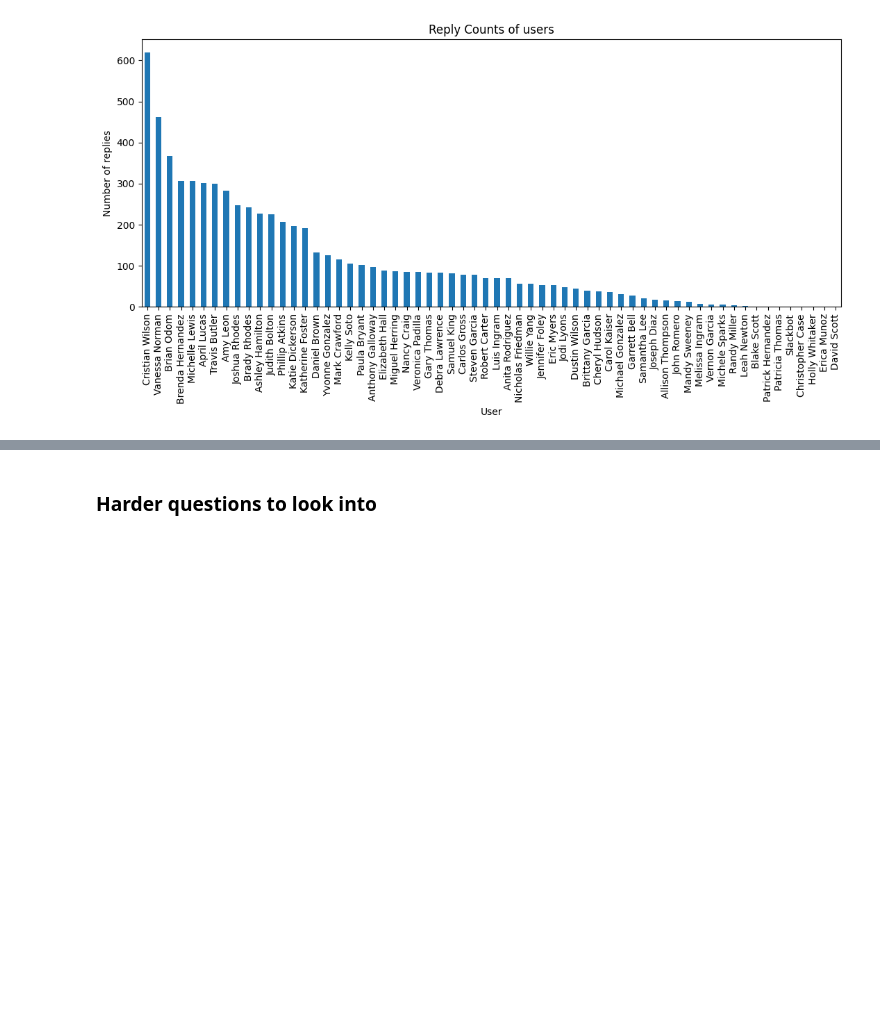
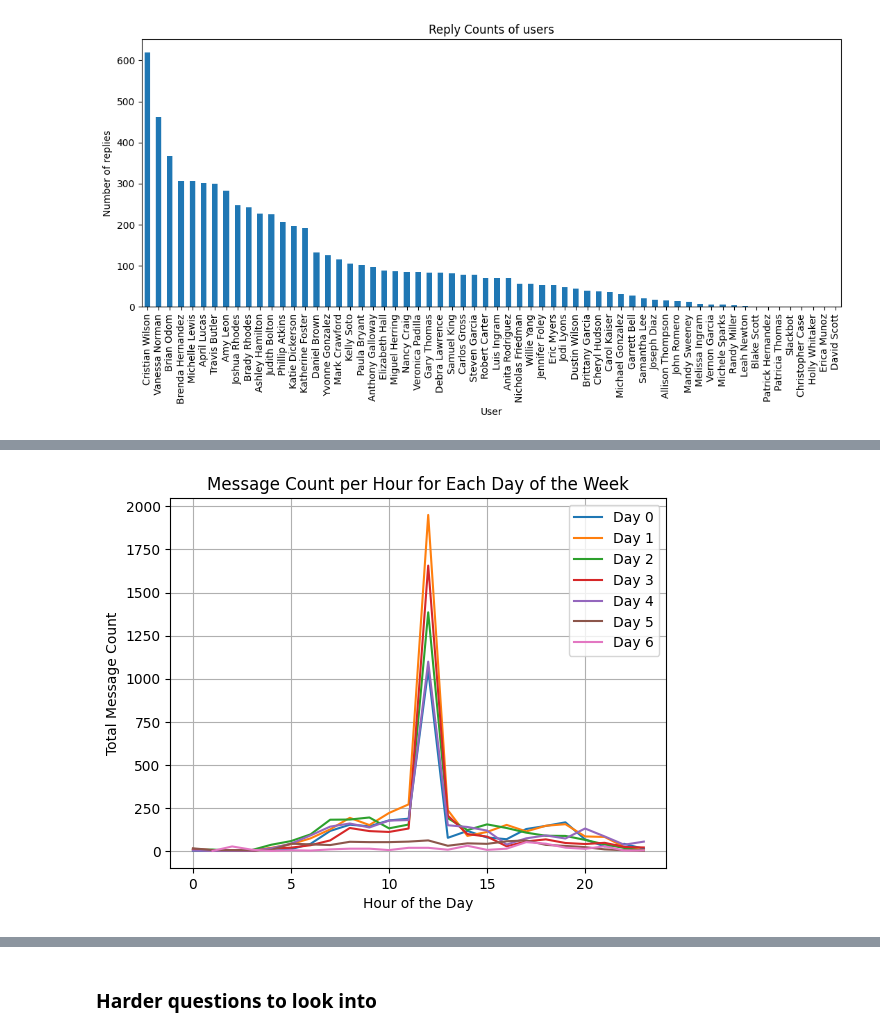
Before and after one commit to MubarekHussen/network_analysis, a Jupyter notebook: notebooks/parse_slack_data.ipynb, the cells around one changed output, grey strips where cells are left out. Cells and saved outputs as stored; diff of their text form; code cells hidden in the pictures; blank space fills up the shorter version.

```diff
--- a/notebooks/parse_slack_data.ipynb
+++ b/notebooks/parse_slack_data.ipynb
@@ -701,0 +800,33 @@ plot_highest_reply_count(df)
+# %%
+# what is the time range of the day that most messages are sent?
+def plot_time_range(data: DataFrame):
+    data = data.copy()  # Create a copy of the DataFrame
+
+    # Convert 'msg_sent_time' to datetime if it's not already
+    data['msg_sent_time'] = pd.to_datetime(data['msg_sent_time'], unit='s')
+
+    # Set 'msg_sent_time' as the index
+    data.set_index('msg_sent_time', inplace=True)
+
+    # Extract hour and day of week from the index
+    data['hour'] = data.index.hour
+    data['day_of_week'] = data.index.dayofweek
+
+    # Group by hour and day of week and count the number of messages
+    grouped = data.groupby(['day_of_week', 'hour']).size().reset_index(name='count')
+
+    # Plot the data for each day of the week
+    for day in range(7):
+        subset = grouped[grouped['day_of_week'] == day]
+        plt.plot(subset['hour'], subset['count'], label=f'Day {day}')
+
+    plt.title('Message Count per Hour for Each Day of the Week')
+    plt.xlabel('Hour of the Day')
+    plt.ylabel('Total Message Count')
+    plt.legend()
+    plt.grid(True)
+    plt.show()
+
+plot_time_range(df)
+# %% [output]
+[figure, added]
```
Also changed, not shown: parts of 9 cells of this notebook.
